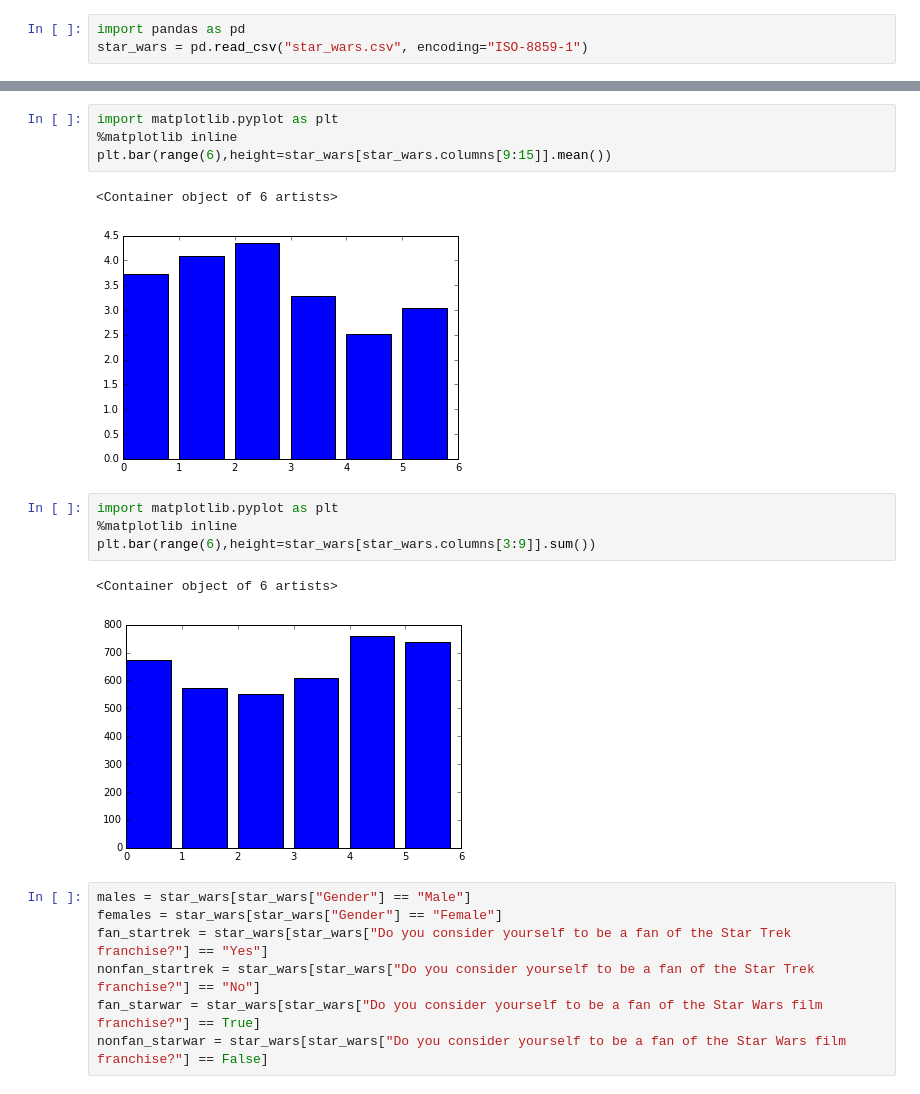
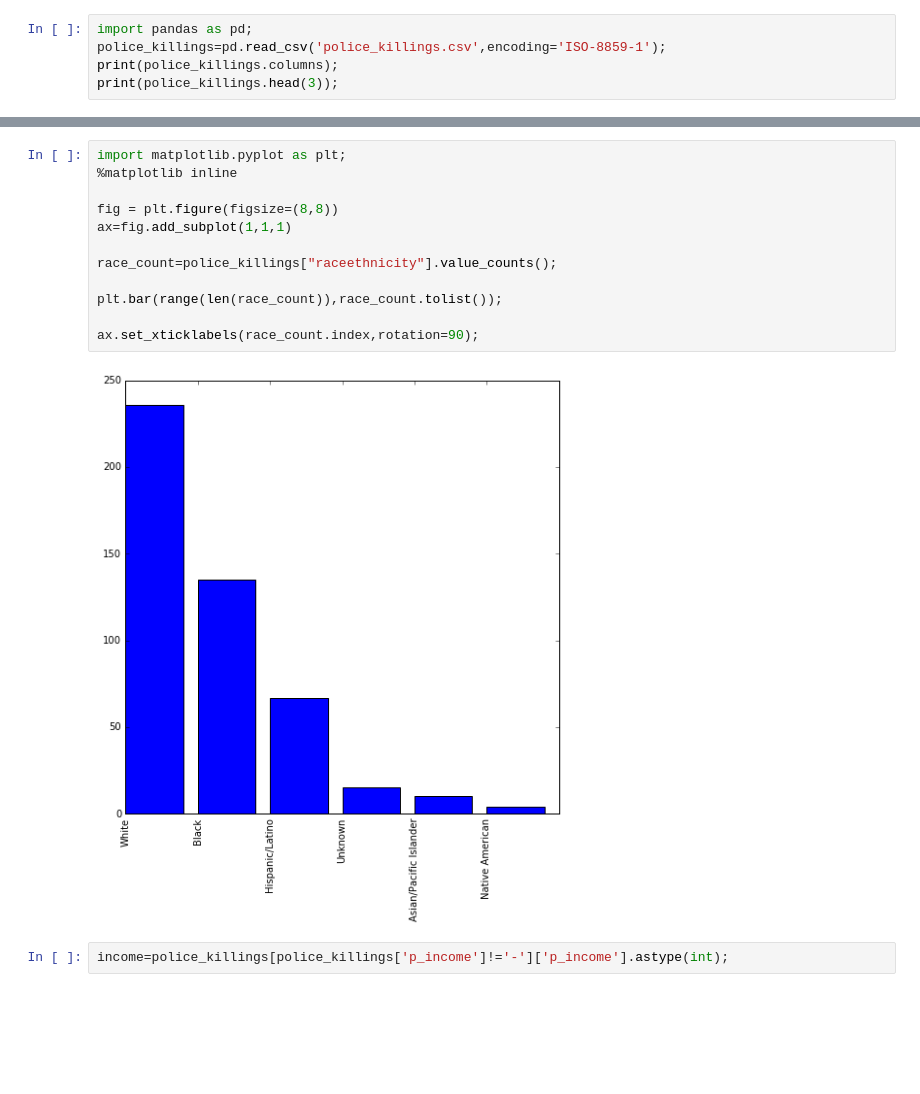
Before and after one commit to huikinglam02/Dataquest-data-science-training, a Jupyter notebook: Basics.ipynb, the cells around one changed output, grey strips where cells are left out. Saved outputs shown, nothing was run; the diff lists cells and outputs as text; blank space fills up the shorter version.

```diff
--- a/Basics.ipynb
+++ b/Basics.ipynb
@@ -1,3 +1,5 @@
 # %%
-import pandas as pd
-star_wars = pd.read_csv("star_wars.csv", encoding="ISO-8859-1")
+import pandas as pd;
+police_killings=pd.read_csv('police_killings.csv',encoding='ISO-8859-1');
+print(police_killings.columns);
+print(police_killings.head(3));
@@ -88,21 +24,16 @@ dtype: float64
-# %%
-import matplotlib.pyplot as plt
-%matplotlib inline
-plt.bar(range(6),height=star_wars[star_wars.columns[9:15]].mean())
-# %% [output]
-<Container object of 6 artists>
-[figure, removed]
-# %%
-import matplotlib.pyplot as plt
-%matplotlib inline
-plt.bar(range(6),height=star_wars[star_wars.columns[3:9]].sum())
-# %% [output]
-<Container object of 6 artists>
-[figure, removed]
-# %%
-males = star_wars[star_wars["Gender"] == "Male"]
-females = star_wars[star_wars["Gender"] == "Female"]
-fan_startrek = star_wars[star_wars["Do you consider yourself to be a fan of the Star Trek franchise?"] == "Yes"]
-nonfan_startrek = star_wars[star_wars["Do you consider yourself to be a fan of the Star Trek franchise?"] == "No"]
-fan_starwar = star_wars[star_wars["Do you consider yourself to be a fan of the Star Wars film franchise?"] == True]
-nonfan_starwar = star_wars[star_wars["Do you consider yourself to be a fan of the Star Wars film franchise?"] == False]
+# %%
+import matplotlib.pyplot as plt;
+%matplotlib inline
+
+fig = plt.figure(figsize=(8,8))
+ax=fig.add_subplot(1,1,1)
+
+race_count=police_killings["raceethnicity"].value_counts();
+
+plt.bar(range(len(race_count)),race_count.tolist());
+
+ax.set_xticklabels(race_count.index,rotation=90);
+# %% [output]
+[figure, added]
+# %%
+income=police_killings[police_killings['p_income']!='-']['p_income'].astype(int);
```
Also changed, not shown: parts of 27 cells of this notebook, 2 other files.
